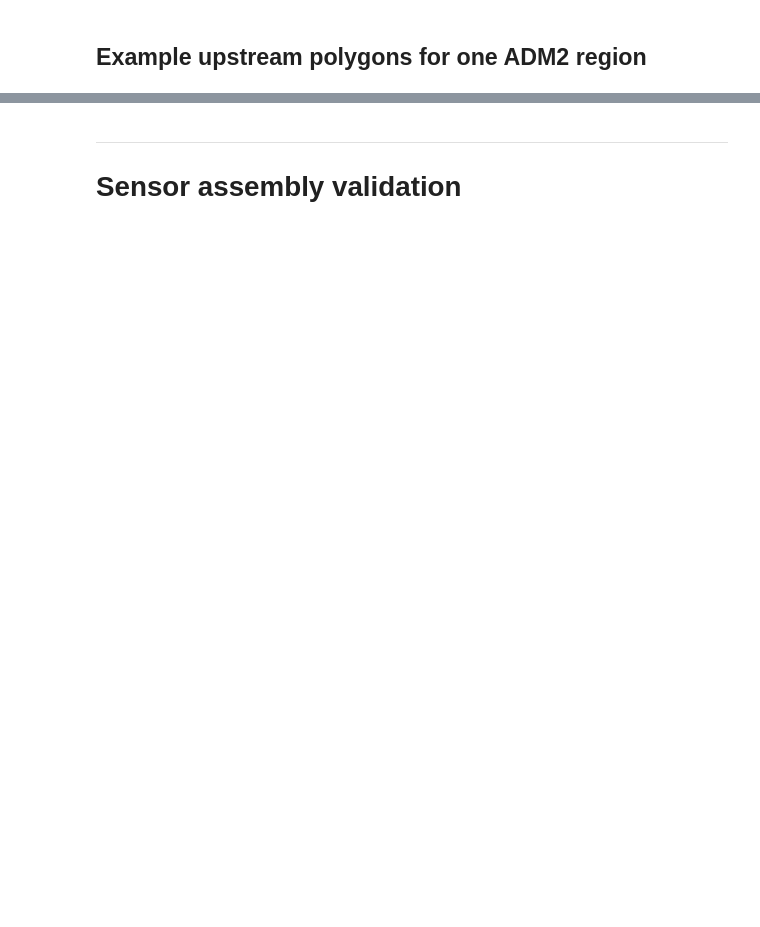
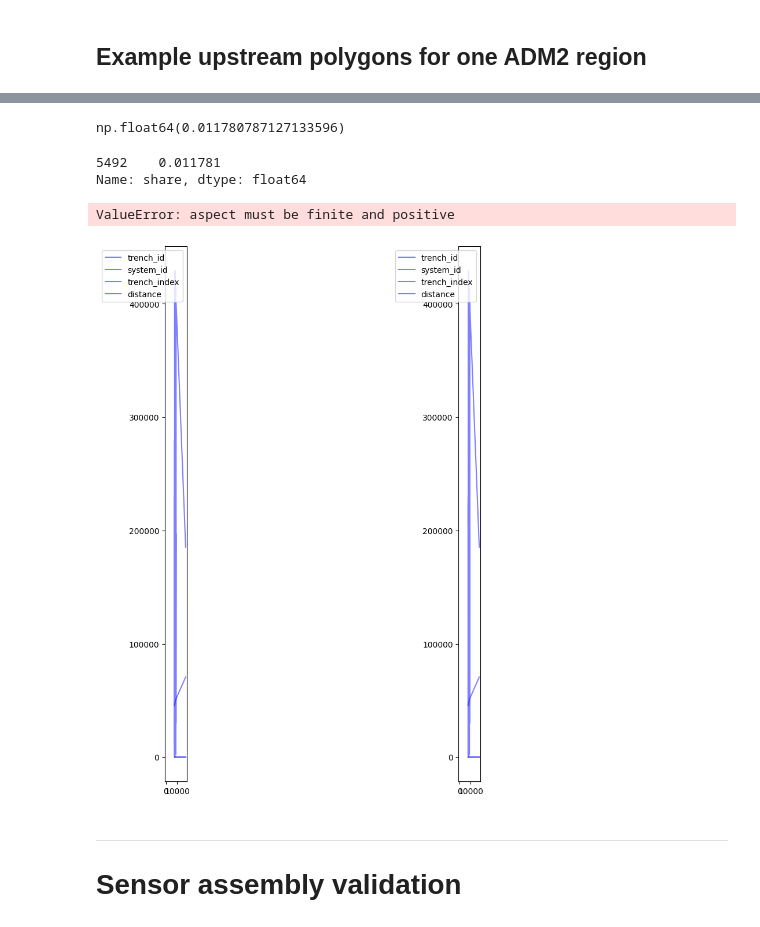
Before and after one commit to felixschulz385/river-pollution-brazil, a Jupyter notebook: code/experiments/land_cover.ipynb, the cells around one changed output, grey strips where cells are left out. Drawn from its saved outputs; the diff is of its cells as text; code cells hidden in the pictures; blank space fills up the shorter version.

```diff
--- a/code/experiments/land_cover.ipynb
+++ b/code/experiments/land_cover.ipynb
@@ -275,3 +419,50 @@ land_cover_adm2_upstream.query(
+# %%
+upstream_drainage_areas.query("adjusted_distance >= 0 & adjusted_distance < 25").land_cover_class_31.sum() / upstream_drainage_areas.query("adjusted_distance >= 0 & adjusted_distance < 25").land_cover_total.sum()
+# %% [output]
+np.float64(0.011780787127133596)
+# %%
+land_cover_assembled.query("mun_id=='110001' & year == 2020 & bucket == 0 & land_cover_class == 31").share
+# %% [output]
+5492    0.011781
+Name: share, dtype: float64
+# %%
+# Plot forest cover by upstream area
+# NOT WORKING ANY MORE
+
+from matplotlib_scalebar.scalebar import ScaleBar
+
+fig, ax = plt.subplots(1, 2, figsize=(12, 12))
+
+for ix_ax in range(2):
+
+    adm2_trenches.plot(ax=ax[ix_ax], color="blue", alpha=.5)
+
+    network.trenches[network.trenches.trench_id.isin(upstream_trenches)].plot(ax=ax[ix_ax], color="blue", alpha=.3)
+
+###
+## 1990
+
+upstream_drainage_areas.query("year==1990").plot(ax=ax[0], column="forest_share", edgecolor="none", alpha=1, cmap="Greens")
+
+forest_cover = ((upstream_drainage_areas.query("year==1990").land_cover_class_1.sum() / upstream_drainage_areas.query("year==1990").land_cover_total.sum()) * 100).round(3)
+ax[0].set_title(f"1990 Upstream Forest Cover: {forest_cover}%")
+
+###
+## 2020
+
+upstream_drainage_areas.query("year==2020").plot(ax=ax[1], column="forest_share", edgecolor="none", alpha=1, cmap="Greens")
+
+forest_cover = ((upstream_drainage_areas.query("year==2020").land_cover_class_1.sum() / upstream_drainage_areas.query("year==2020").land_cover_total.sum()) * 100).round(3)
+ax[1].set_title(f"2020 Upstream Forest Cover: {forest_cover}%")
+
+for ix_ax in range(2):
+
+    adm2[adm2.CC_2.str.startswith("1100015")].plot(ax=ax[ix_ax], color="none", edgecolor="black", linewidth=3)
+
+plt.show()
+# %% [output]
+ValueError: aspect must be finite and positive
+[figure, added]
 # %% [markdown]
 ---
 # Sensor assembly validation
```
Also changed, not shown: parts of 24 cells of this notebook, 7 other files.
